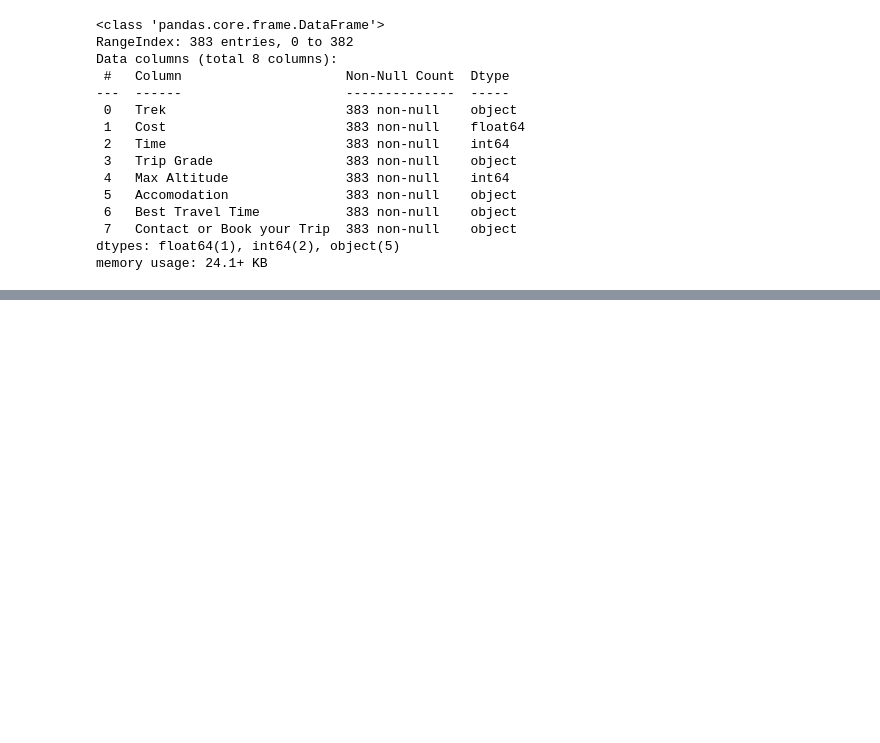
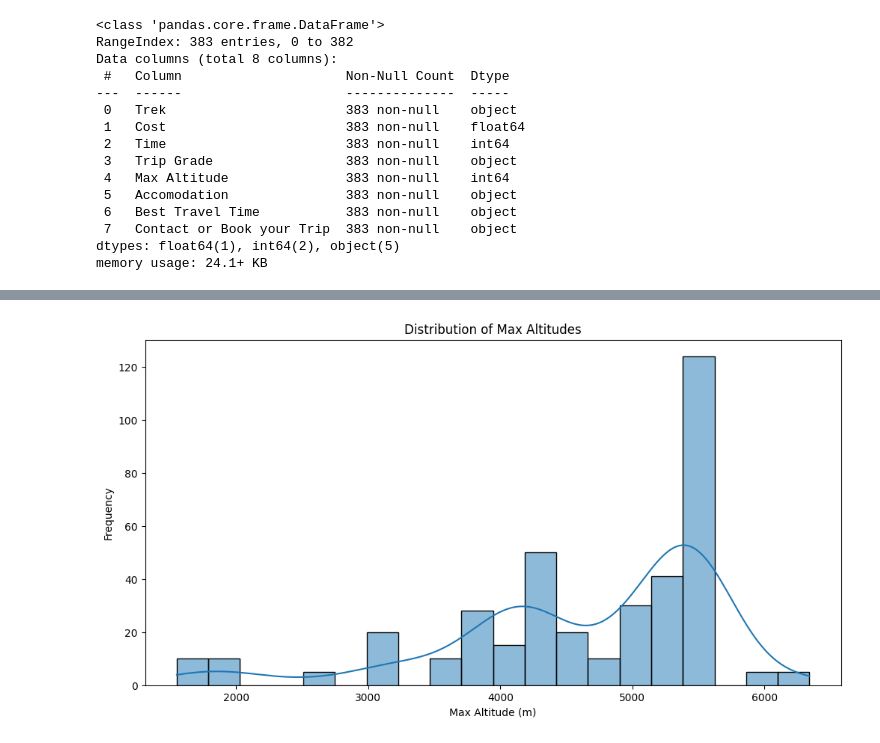
Before and after one commit to yugratna19/TrekNepal, a Jupyter notebook: main.ipynb, the cells around one changed output, grey strips where cells are left out. Cells and saved outputs as stored; diff of their text form; code cells hidden in the pictures; blank space fills up the shorter version.

```diff
--- a/main.ipynb
+++ b/main.ipynb
@@ -165,0 +202,10 @@ memory usage: 24.1+ KB
+# %%
+# Plot the distribution of max altitudes
+plt.figure(figsize=(12, 6))
+sns.histplot(df['Max Altitude'], bins=20, kde=True)
+plt.title('Distribution of Max Altitudes')
+plt.xlabel('Max Altitude (m)')
+plt.ylabel('Frequency')
+plt.show()
+# %% [output]
+[figure, added]
```
Also changed, not shown: parts of 6 cells of this notebook.
